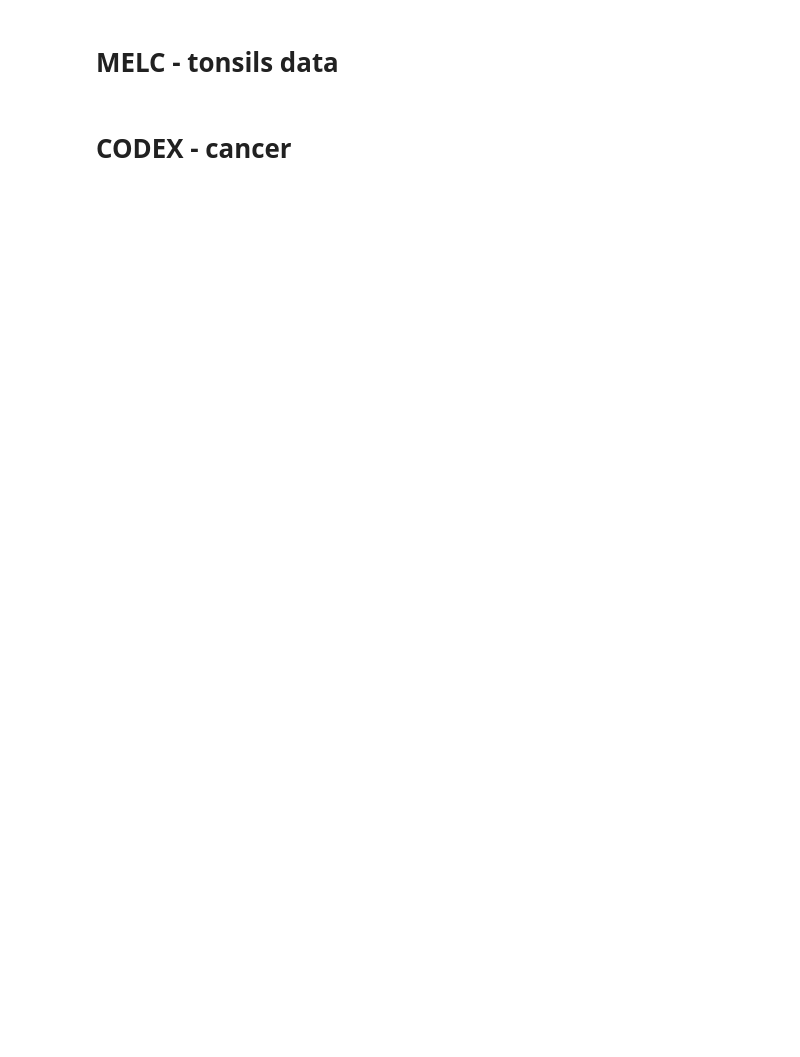
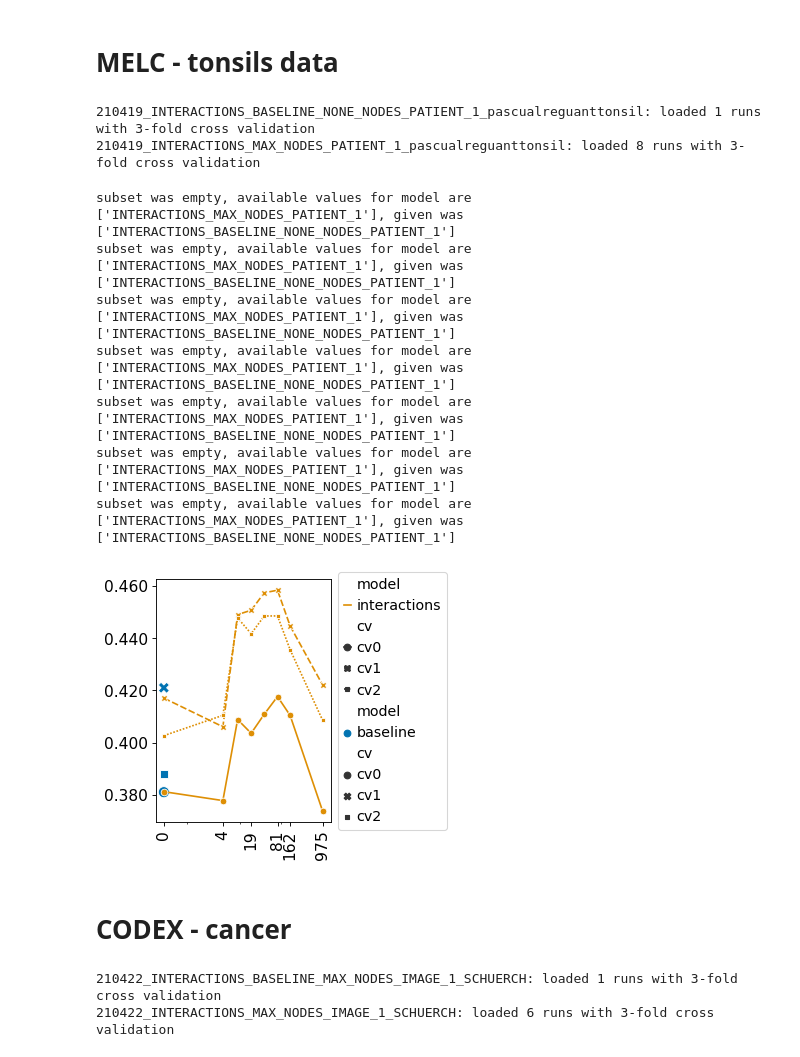
Before and after one commit to theislab/ncem, a Jupyter notebook: model_benchmarks_interactions.ipynb, the cells around one changed output. Cells and saved outputs as stored; diff of their text form; code cells hidden in the pictures; blank space fills up the shorter version.

```diff
--- a/model_benchmarks_interactions.ipynb
+++ b/model_benchmarks_interactions.ipynb
@@ -141,30 +181,43 @@ lateral_resolution = 0.325
 gs_linear = ncem.train.GridSearchContainer(
     dir_gs,
     gs_ids=[
-        "210520_LINEAR_BASELINE_MAX_NODES_PATIENT_1_pascualreguanttonsil",
-        "210520_LINEAR_MAX_NODES_PATIENT_1_pascualreguanttonsil",
-    ]
+        "210419_INTERACTIONS_BASELINE_NONE_NODES_PATIENT_1_pascualreguanttonsil",
+        "210419_INTERACTIONS_MAX_NODES_PATIENT_1_pascualreguanttonsil",
+    ],
+    lateral_resolution = 0.325
 )
 gs_linear.load_gs()
+# %% [output]
+210419_INTERACTIONS_BASELINE_NONE_NODES_PATIENT_1_pascualreguanttonsil: loaded 1 runs with 3-fold cross validation
+210419_INTERACTIONS_MAX_NODES_PATIENT_1_pascualreguanttonsil: loaded 8 runs with 3-fold cross validation
 # %%
 gs_linear.plot_best_model_by_hyperparam(
     partition_show="test",
     metric_show="r_squared_linreg",
     partition_select="val",
     metric_select="r_squared_linreg",
-    param_x="radius",
+    param_x="um_radius",
     param_hue="model",
-    graph_model_class='linear',
-    baseline_model_class='linear_baseline',
+    graph_model_class='interactions',
+    baseline_model_class='interactions_baseline',
     rename_levels = [
         ("model", {
-            "LINEAR_BASELINE_MAX_NODES_PATIENT_1": "baseline",
-            "LINEAR_MAX_NODES_PATIENT_1": "linear",
+            "INTERACTIONS_BASELINE_NONE_NODES_PATIENT_1": "baseline",
+            "INTERACTIONS_MAX_NODES_PATIENT_1": "interactions",
         })
     ],
     plot_mode = 'lineplot',
-    palette = {"baseline": "C0", "linear": "C1"},
+    palette = {"baseline": "C0", "interactions": "C1"},
     xticks=[0,4,19,81,162, 975],
 )
+# %% [output]
+subset was empty, available values for model are ['INTERACTIONS_MAX_NODES_PATIENT_1'], given was ['INTERACTIONS_BASELINE_NONE_NODES_PATIENT_1']
+subset was empty, available values for model are ['INTERACTIONS_MAX_NODES_PATIENT_1'], given was ['INTERACTIONS_BASELINE_NONE_NODES_PATIENT_1']
+subset was empty, available values for model are ['INTERACTIONS_MAX_NODES_PATIENT_1'], given was ['INTERACTIONS_BASELINE_NONE_NODES_PATIENT_1']
+subset was empty, available values for model are ['INTERACTIONS_MAX_NODES_PATIENT_1'], given was ['INTERACTIONS_BASELINE_NONE_NODES_PATIENT_1']
+subset was empty, available values for model are ['INTERACTIONS_MAX_NODES_PATIENT_1'], given was ['INTERACTIONS_BASELINE_NONE_NODES_PATIENT_1']
+subset was empty, available values for model are ['INTERACTIONS_MAX_NODES_PATIENT_1'], given was ['INTERACTIONS_BASELINE_NONE_NODES_PATIENT_1']
+subset was empty, available values for model are ['INTERACTIONS_MAX_NODES_PATIENT_1'], given was ['INTERACTIONS_BASELINE_NONE_NODES_PATIENT_1']
+[figure, added]
 # %% [markdown]
 # CODEX - cancer
@@ -174,12 +224,16 @@ lateral_resolution = 0.377442
 # %%
-gs_linear = tissue.fits.GridSearchContainerGenerativeLVMBase(
+gs_linear = ncem.train.GridSearchContainer(
     dir_gs,
     gs_ids=[
-        "210520_LINEAR_BASELINE_MAX_NODES_IMAGE_1_SCHUERCH",
-        "210520_LINEAR_MAX_NODES_IMAGE_1_SCHUERCH",
-    ]
+        "210422_INTERACTIONS_BASELINE_MAX_NODES_IMAGE_1_SCHUERCH",
+        "210422_INTERACTIONS_MAX_NODES_IMAGE_1_SCHUERCH",
+    ],
+    lateral_resolution = 0.377442
 )
 gs_linear.load_gs()
+# %% [output]
+210422_INTERACTIONS_BASELINE_MAX_NODES_IMAGE_1_SCHUERCH: loaded 1 runs with 3-fold cross validation
+210422_INTERACTIONS_MAX_NODES_IMAGE_1_SCHUERCH: loaded 6 runs with 3-fold cross validation
 # %%
 gs_linear.plot_best_model_by_hyperparam(
     partition_show="test",
```
Also changed, not shown: parts of 13 cells of this notebook, 1 other file.
